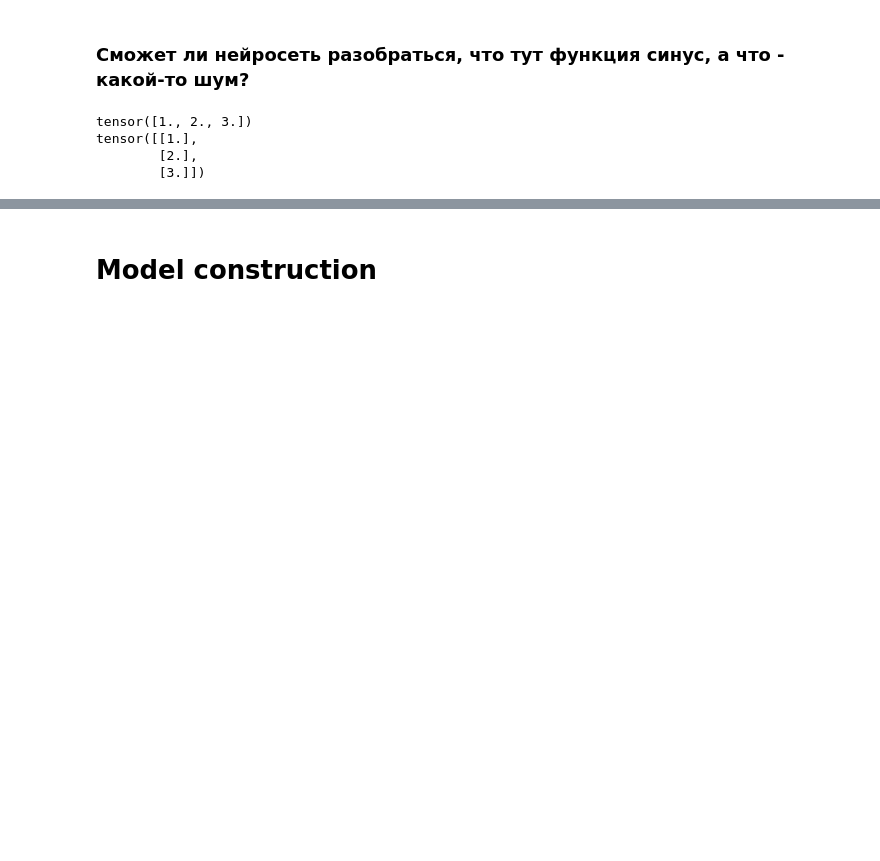
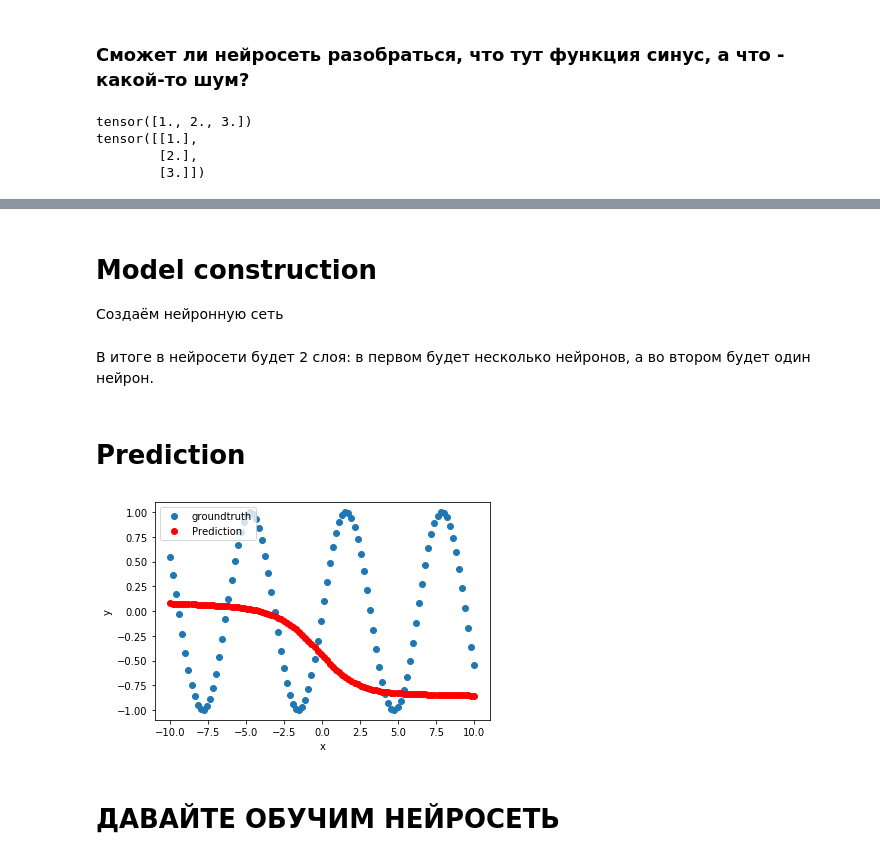
Before and after one commit to andreqwert/DL_introduction, a Jupyter notebook: torch/torch03.ipynb, the cells around one changed output, grey strips where cells are left out. Drawn from its saved outputs; the diff is of its cells as text; code cells hidden in the pictures; blank space fills up the shorter version.

```diff
--- a/torch/torch03.ipynb
+++ b/torch/torch03.ipynb
@@ -80,3 +82,4 @@ x_validation.unsqueeze_(1)
 y_validation.unsqueeze_(1);
 # %% [markdown]
 # Model construction
+Создаём нейронную сеть
@@ -82,0 +127,20 @@ y_validation.unsqueeze_(1);
+# %% [markdown]
+В итоге в нейросети будет 2 слоя: в первом будет несколько нейронов, а во втором будет один нейрон.
+# %% [markdown]
+# Prediction
+# %%
+def predict(net, x, y):
+    y_pred = net.forward(x)   # вызов метода forward: передаем х --> получаем prediction
+
+    plt.plot(x.numpy(), y.numpy(), 'o', label='groundtruth')   # то, что МЫ БЫ ХОТЕЛИ на валидации увидеть
+    plt.plot(x.numpy(), y_pred.data.numpy(), 'o', c='r', label='Prediction')   # то, что сеть нам предсказала
+    plt.legend(loc='upper left')
+    plt.xlabel('x')
+    plt.ylabel('y')
+
+
+predict(sine_net, x_validation, y_validation)
+# %% [output]
+[figure, added]
+# %% [markdown]
+# ДАВАЙТЕ ОБУЧИМ НЕЙРОСЕТЬ
```
Also changed, not shown: parts of 15 cells of this notebook.
